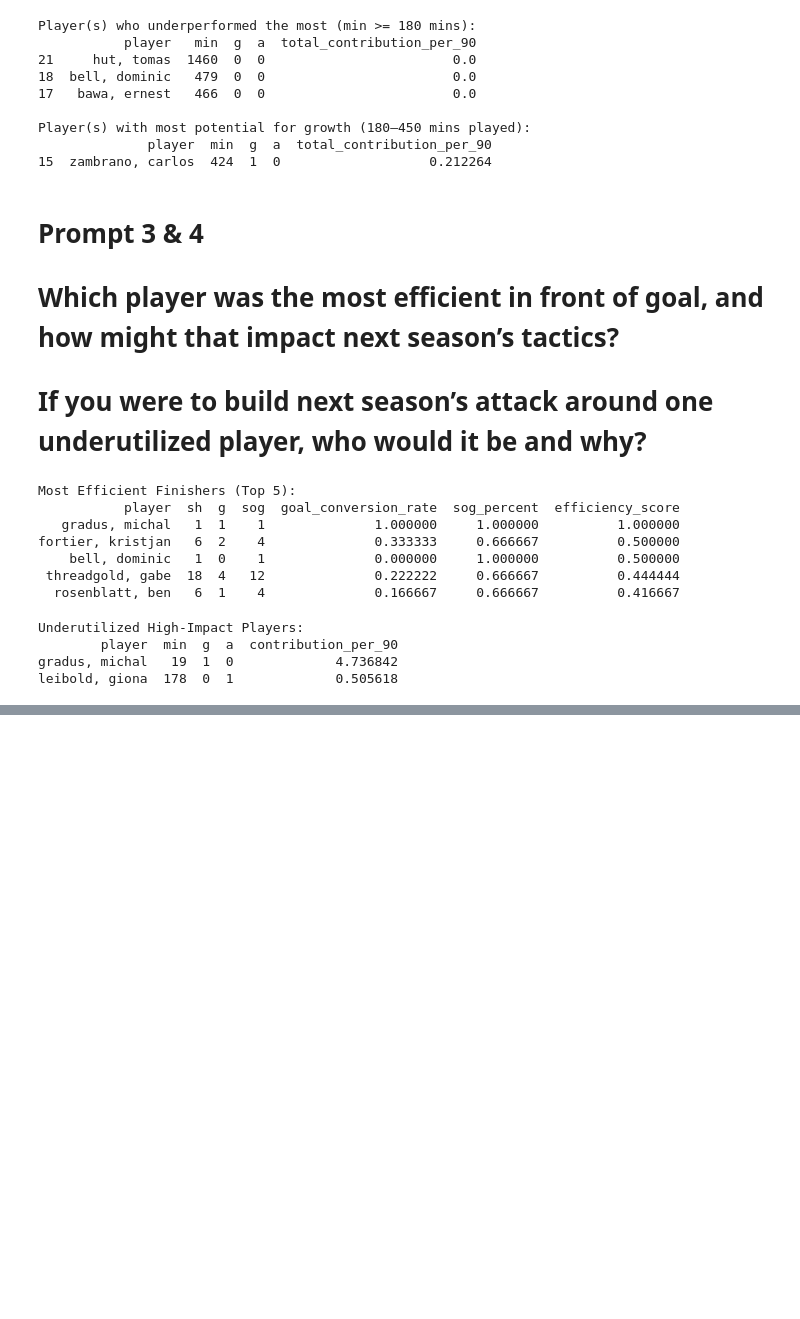
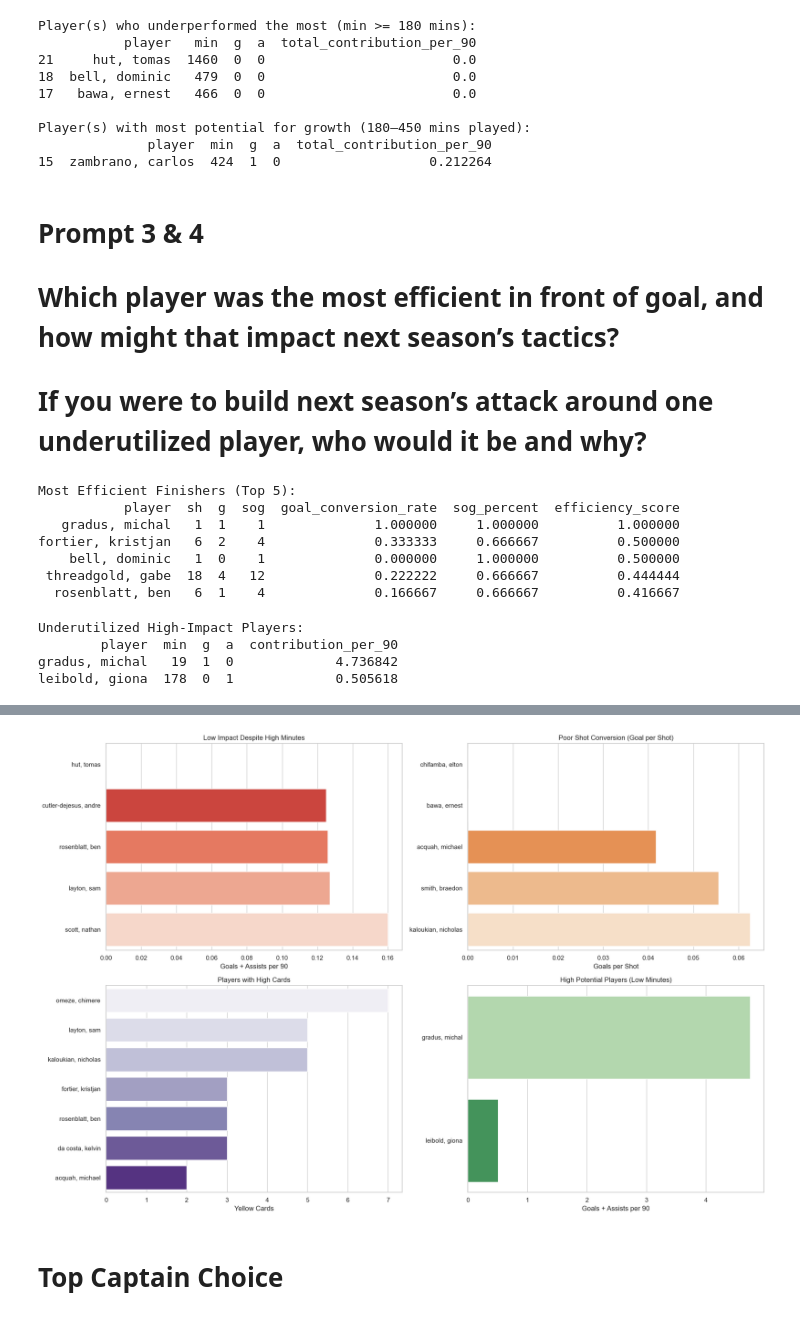
Before and after one commit to bkotak10/Task_08_LLM_Analysis, a Jupyter notebook: RA_Task_08.ipynb, the cells around one changed output, grey strips where cells are left out. Drawn from its saved outputs; the diff is of its cells as text; code cells hidden in the pictures; blank space fills up the shorter version.

```diff
--- a/RA_Task_08.ipynb
+++ b/RA_Task_08.ipynb
@@ -101,0 +126,71 @@ leibold, giona  178  0  1             0.505618
+# %%
+import pandas as pd
+import matplotlib.pyplot as plt
+import seaborn as sns
+
+# Load & clean data
+df = pd.read_csv("su_mens_soccer_2024.csv")
+df.columns = df.columns.str.strip().str.lower()
+
+# Rename columns
+df = df.rename(columns={
+    'g': 'goals',
+    'a': 'assists',
+    'sh': 'shots',
+    'sh%': 'shot_pct',
+    'sog': 'shots_on_goal',
+    'sog%': 'sog_pct',
+    'min': 'minutes',
+    'yc': 'yellow_cards',
+    'rc': 'red_cards',
+    'player': 'player_name'
+})
+
+# Derived metrics
+df['contributions'] = df['goals'] + df['assists']
+df['contributions_per_90'] = df['contributions'] / (df['minutes'] / 90)
+df['goals_per_shot'] = df['goals'] / df['shots'].replace(0, 1)  # Avoid div by 0
+
+# 1. Who had high minutes but low contributions?
+low_impact = df[df['minutes'] > 600].sort_values('contributions_per_90').head(5)
+
+# 2. Shot conversion problem?
+low_conversion = df[df['shots'] > 10].sort_values('goals_per_shot').head(5)
+
+# 3. Disciplinary issues
+discipline_issues = df[(df['yellow_cards'] + df['red_cards']) > 2].sort_values(by=['yellow_cards', 'red_cards'], ascending=False)
+
+# 4. Underutilized high performers
+high_potential = df[(df['minutes'] < 300) & (df['contributions_per_90'] > 0.5)].sort_values('contributions_per_90', ascending=False)
+
+# --- Visualization ---
+sns.set(style="whitegrid")
+fig, axes = plt.subplots(2, 2, figsize=(18, 12))
+
+# Low impact despite high minutes
+sns.barplot(data=low_impact, x='contributions_per_90', y='player_name', palette='Reds_r', ax=axes[0, 0])
+axes[0, 0].set_title("Low Impact Despite High Minutes")
+axes[0, 0].set_xlabel("Goals + Assists per 90")
+axes[0, 0].set_ylabel("")
+
+# Poor shot conversion
+sns.barplot(data=low_conversion, x='goals_per_shot', y='player_name', palette='Oranges_r', ax=axes[0, 1])
+axes[0, 1].set_title("Poor Shot Conversion (Goal per Shot)")
+axes[0, 1].set_xlabel("Goals per Shot")
+axes[0, 1].set_ylabel("")
+
+# Disciplinary issues
+sns.barplot(data=discipline_issues, x='yellow_cards', y='player_name', palette='Purples', ax=axes[1, 0])
+axes[1, 0].set_title("Players with High Cards")
+axes[1, 0].set_xlabel("Yellow Cards")
+axes[1, 0].set_ylabel("")
+
+# Underused but high potential
+sns.barplot(data=high_potential, x='contributions_per_90', y='player_name', palette='Greens', ax=axes[1, 1])
+axes[1, 1].set_title("High Potential Players (Low Minutes)")
+axes[1, 1].set_xlabel("Goals + Assists per 90")
+axes[1, 1].set_ylabel("")
+
+plt.tight_layout()
+plt.show()
+# %% [output]
@@ -101,0 +212,3 @@ leibold, giona  178  0  1             0.505618
+[figure, added]
+# %% [markdown]
+# Top Captain Choice
```
Also changed, not shown: parts of 4 cells of this notebook.
